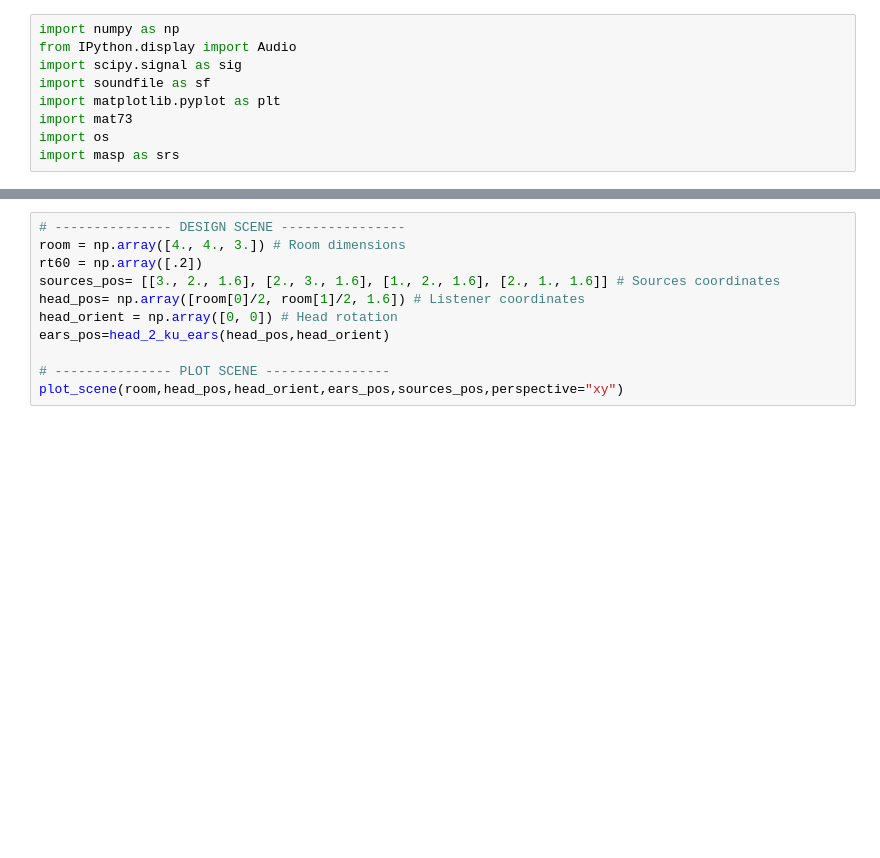
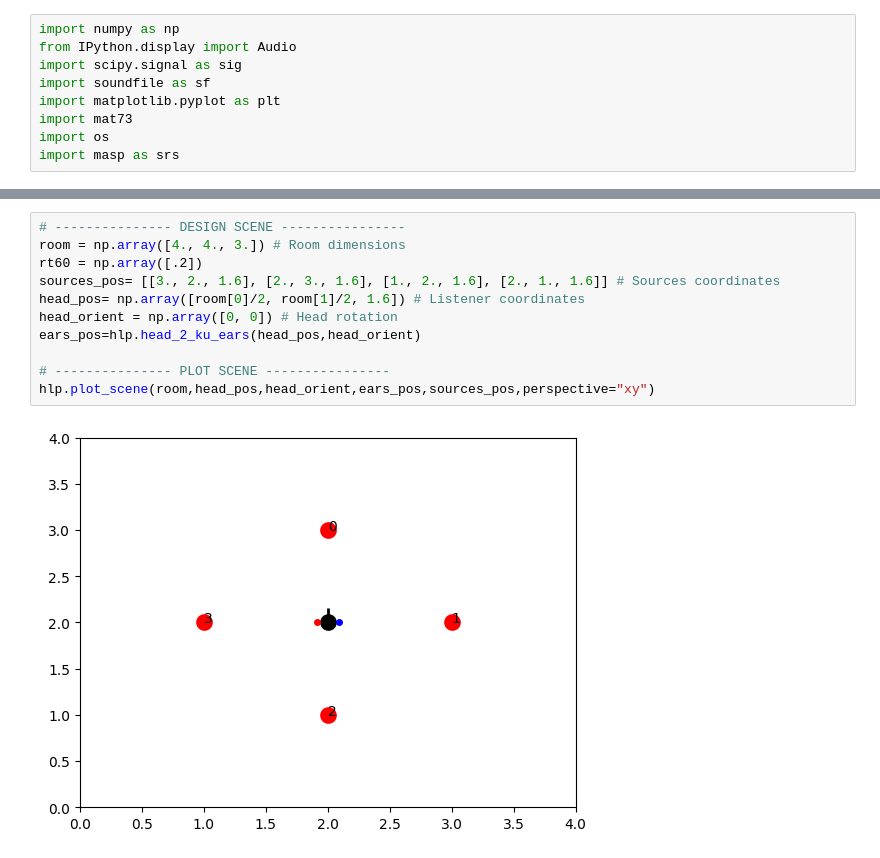
Before and after one commit to enricguso/ha_enhancement_experiment, a Jupyter notebook: generate_scene.ipynb, the cells around one changed output, grey strips where cells are left out. Cells and saved outputs as stored; diff of their text form; blank space fills up the shorter version.

Commit message:
1)fixed flipper lr channels, noticed that head orientation doesnt influence the direction of arrival, 2) aded new notebook to generate 3 scenes, moved all helping functions to helpers.py

```diff
--- a/generate_scene.ipynb
+++ b/generate_scene.ipynb
@@ -100,14 +17,16 @@ def generate_scenes(sources_sigs,levels,mic_rirs,decoder):
 # %%
 # --------------- DESIGN SCENE ----------------
 room = np.array([4., 4., 3.]) # Room dimensions
 rt60 = np.array([.2])
 sources_pos= [[3., 2., 1.6], [2., 3., 1.6], [1., 2., 1.6], [2., 1., 1.6]] # Sources coordinates
 head_pos= np.array([room[0]/2, room[1]/2, 1.6]) # Listener coordinates
 head_orient = np.array([0, 0]) # Head rotation
-ears_pos=head_2_ku_ears(head_pos,head_orient)
+ears_pos=hlp.head_2_ku_ears(head_pos,head_orient)
 
 # --------------- PLOT SCENE ----------------
-plot_scene(room,head_pos,head_orient,ears_pos,sources_pos,perspective="xy")
+hlp.plot_scene(room,head_pos,head_orient,ears_pos,sources_pos,perspective="xy")
+# %% [output]
+[figure, added]
 # %%
 # --------------- COMPUTE ECHOGRAMS ----------------
 
```
Also changed, not shown: parts of 7 cells of this notebook, 2 other files.
